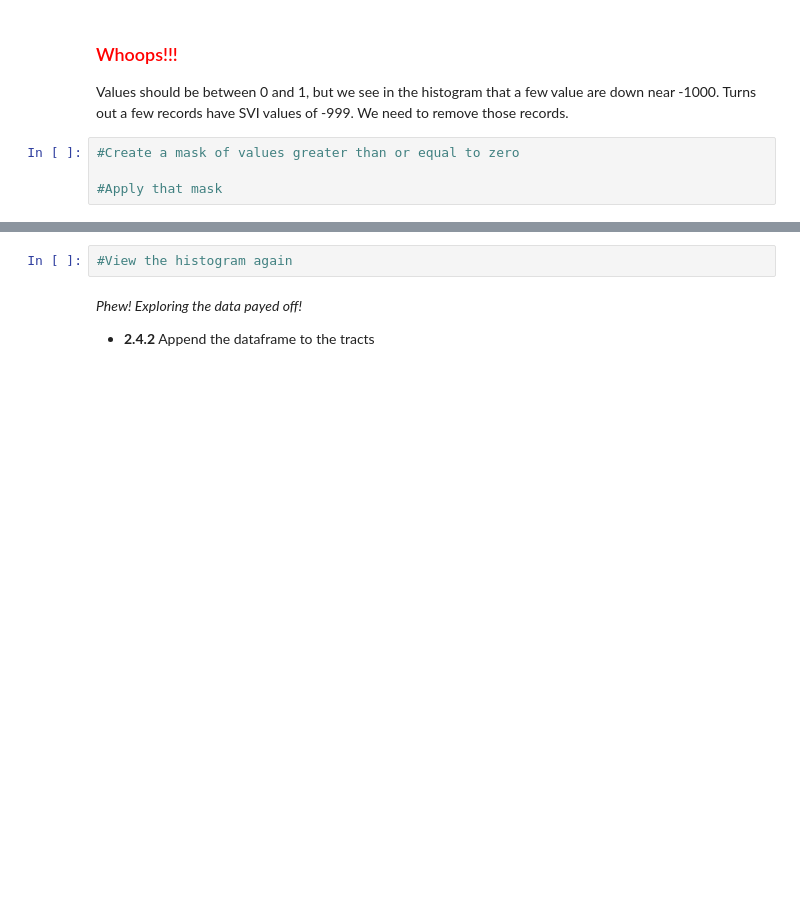
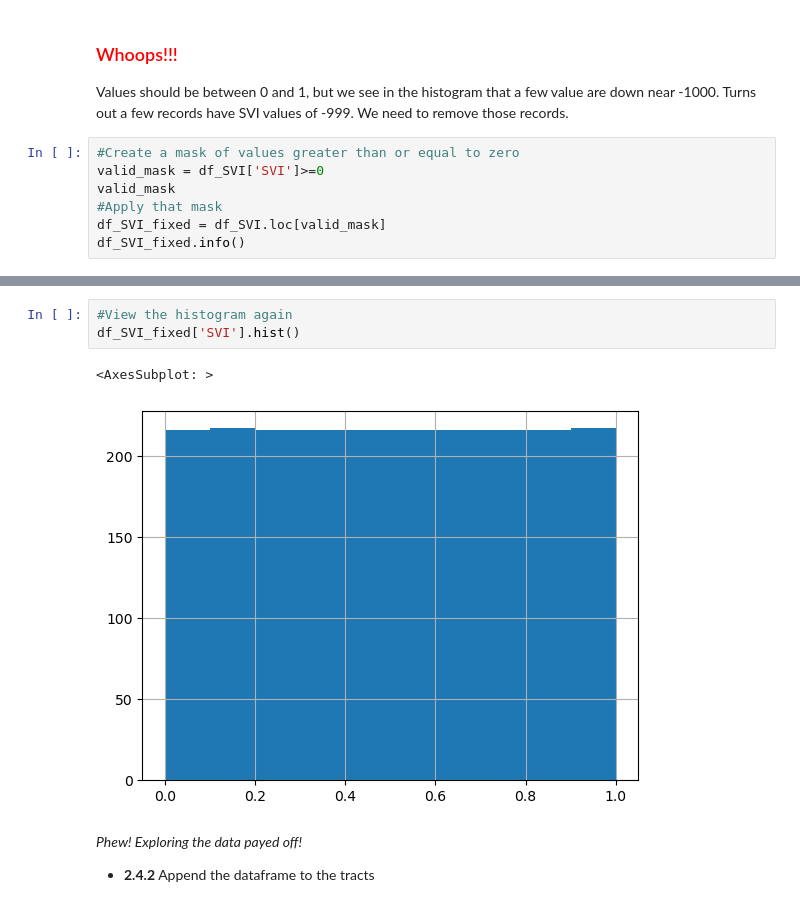
Before and after one commit to kelseybhusted/SpatialDataFrames, a Jupyter notebook: lessons/2a-Spatial-analysis-with-GeoPandas.ipynb, the cells around one changed output, grey strips where cells are left out. Drawn from its saved outputs; the diff is of its cells as text; blank space fills up the shorter version.

```diff
--- a/lessons/2a-Spatial-analysis-with-GeoPandas.ipynb
+++ b/lessons/2a-Spatial-analysis-with-GeoPandas.ipynb
@@ -431,5 +485,8 @@ df_SVI =
 Values should be between 0 and 1, but we see in the histogram that a few value are down near -1000. Turns out a few records have SVI values of -999. We need to remove those records.
 # %%
 #Create a mask of values greater than or equal to zero
-
+valid_mask = df_SVI['SVI']>=0
+valid_mask
 #Apply that mask
+df_SVI_fixed = df_SVI.loc[valid_mask]
+df_SVI_fixed.info()
@@ -436,5 +507,9 @@ Values should be between 0 and 1, but we see in the histogram that a few value a
 # %%
 #View the histogram again
+df_SVI_fixed['SVI'].hist()
+# %% [output]
+<AxesSubplot: >
+[figure, added]
 # %% [markdown]
 _Phew! Exploring the data payed off!_
 
```
Also changed, not shown: parts of 17 cells of this notebook.
